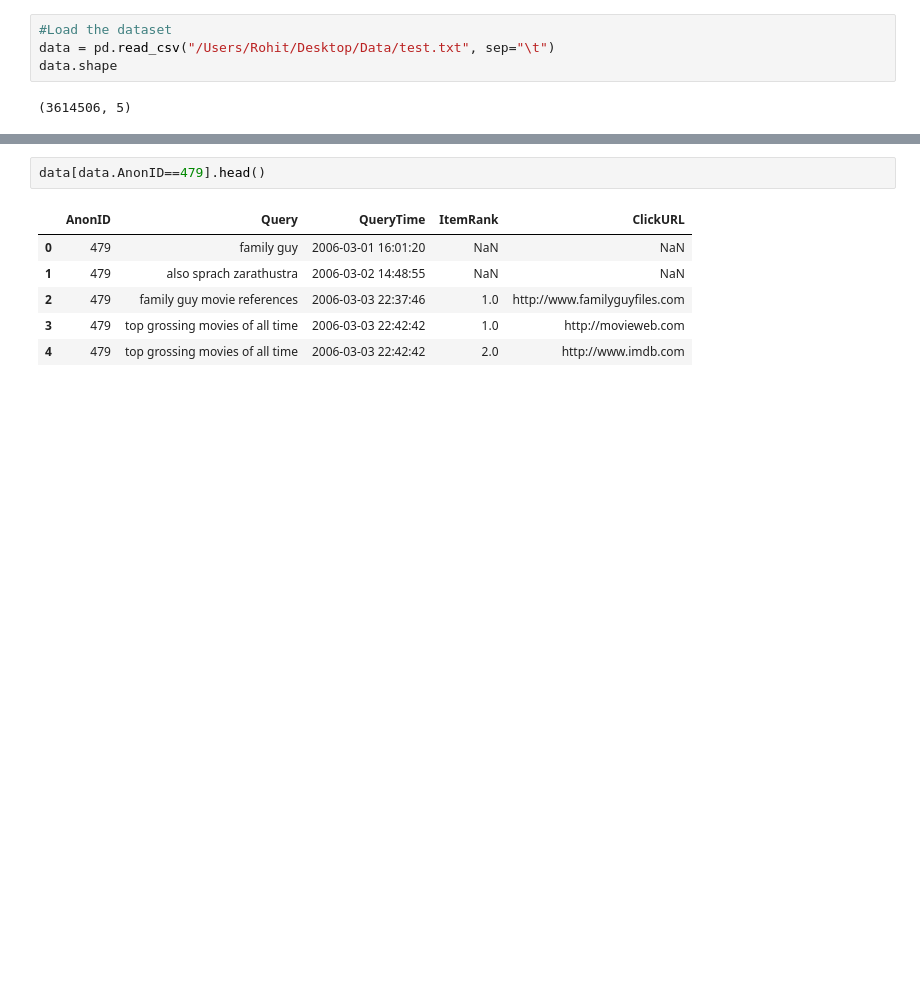
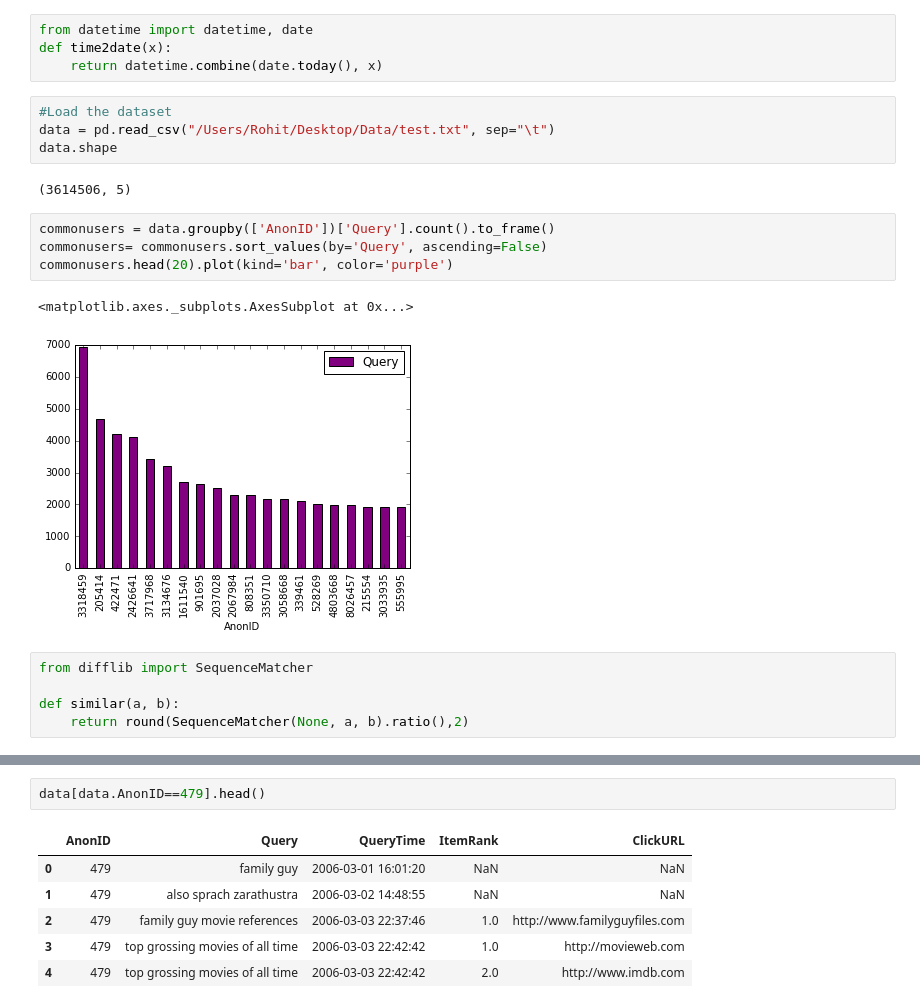
Before and after one commit to RohitJacob/AOL-Exploratory-Analysis, a Jupyter notebook: Promotional Analysis.ipynb, the cells around one changed output, grey strips where cells are left out. Saved outputs shown, nothing was run; the diff lists cells and outputs as text; blank space fills up the shorter version.

```diff
--- a/Promotional Analysis.ipynb
+++ b/Promotional Analysis.ipynb
@@ -12,6 +33,22 @@ import datetime
+# %%
+from datetime import datetime, date
+def time2date(x):
+    return datetime.combine(date.today(), x)
 # %%
 #Load the dataset
 data = pd.read_csv("/Users/Rohit/Desktop/Data/test.txt", sep="\t")
 data.shape
 # %% [output]
 (3614506, 5)
+# %%
+commonusers = data.groupby(['AnonID'])['Query'].count().to_frame()
+commonusers= commonusers.sort_values(by='Query', ascending=False)
+commonusers.head(20).plot(kind='bar', color='purple')
+# %% [output]
+<matplotlib.axes._subplots.AxesSubplot at 0x...>
+[figure, added]
+# %%
+from difflib import SequenceMatcher
+
+def similar(a, b):
+    return round(SequenceMatcher(None, a, b).ratio(),2)
```
Also changed, not shown: parts of 39 cells of this notebook, 2 other files.
